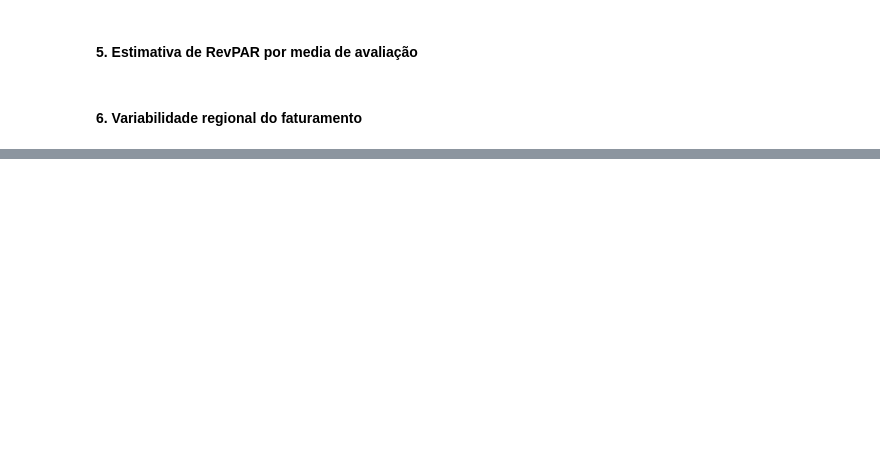
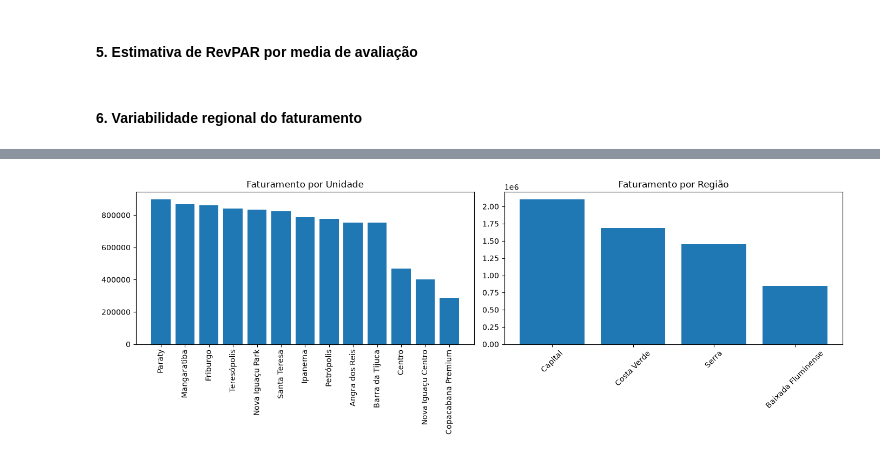
Before and after one commit to Douglas-H91/pipeline-integrada_senac_rj, a Jupyter notebook: tratamento_completo.ipynb, the cells around one changed output, grey strips where cells are left out. Cells and saved outputs as stored; diff of their text form; code cells hidden in the pictures; blank space fills up the shorter version.

```diff
--- a/tratamento_completo.ipynb
+++ b/tratamento_completo.ipynb
@@ -969,3 +1441,28 @@ df_reservas_total['faturamento'] = (
 #### 5. Estimativa de RevPAR por media de avaliação
 # %% [markdown]
 #### 6. Variabilidade regional do faturamento
+# %%
+faturamento_regiao = (
+    reservas_realizadas.groupby('regiao')['faturamento']
+    .sum()
+    .sort_values(ascending=False)
+)
+
+media_regiao = reservas_realizadas.groupby('regiao')['faturamento'].mean()
+desvio_regiao = reservas_realizadas.groupby('regiao')['faturamento'].std()
+coef_variacao_regiao = (desvio_regiao / media_regiao * 100).round(2)
+
+faturamento_cidade = (
+    reservas_realizadas.groupby('cidade')['faturamento']
+    .sum()
+    .sort_values(ascending=False)
+)
+
+print("--- Faturamento Total por Região ---")
+display(faturamento_regiao.map(converte_moeda))
+
+print("\n--- Variabilidade do Faturamento por Região (Coeficiente de Variação) ---")
+display(coef_variacao_regiao.sort_values(ascending=False))
+
+print("\n--- Faturamento Total por Cidade ---")
+display(faturamento_cidade.map(converte_moeda))
@@ -971,0 +1495,19 @@ df_reservas_total['faturamento'] = (
+# %%
+faturamento_unidade.index = (
+    faturamento_unidade.index
+    .str.replace('NaraHoteis ', '', regex=False))
+
+fig1, eixos1 = plt.subplots(1, 2, figsize=(14, 5))
+
+eixos1[0].bar(faturamento_unidade.index, faturamento_unidade.values)
+eixos1[0].set_title('Faturamento por Unidade')
+eixos1[0].tick_params(axis='x', rotation=90)
+
+eixos1[1].bar(faturamento_regiao.index, faturamento_regiao.values)
+eixos1[1].set_title('Faturamento por Região')
+eixos1[1].tick_params(axis='x', rotation=45)
+
+plt.tight_layout()
+plt.show()
+# %% [output]
+[figure, added]
```
Also changed, not shown: parts of 44 cells of this notebook.
